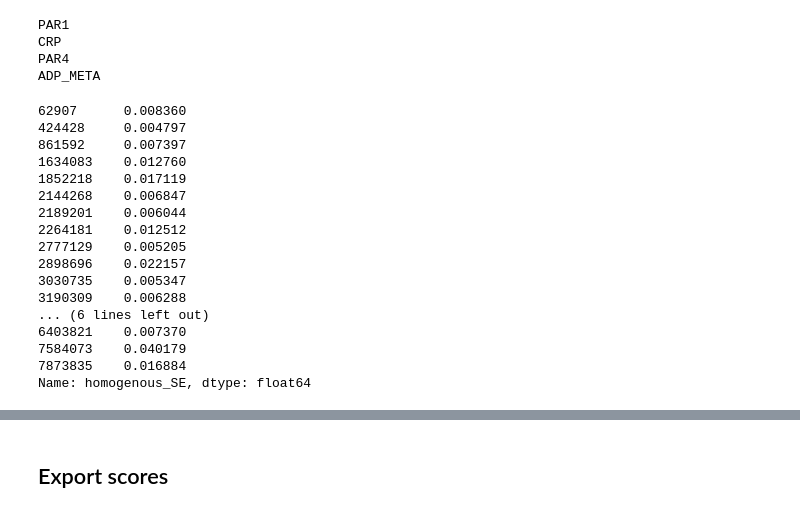
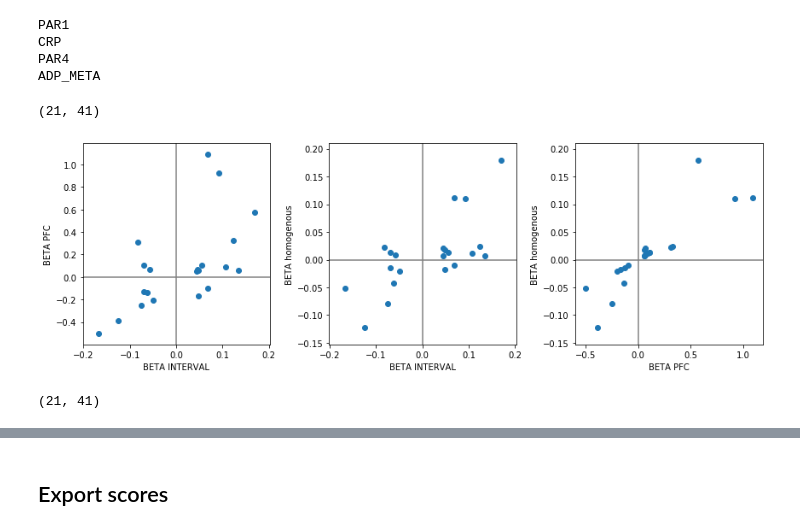
Before and after one commit to hippover/sysmex2pf, a Jupyter notebook: HV-7C-compute_scores_export_genotypes.ipynb, the cells around one changed output, grey strips where cells are left out. Drawn from its saved outputs; the diff is of its cells as text; code cells hidden in the pictures.

```diff
--- a/HV-7C-compute_scores_export_genotypes.ipynb
+++ b/HV-7C-compute_scores_export_genotypes.ipynb
@@ -646,23 +531,13 @@ PAR1
 CRP
 PAR4
 ADP_META
+# %%
+mix = mix.merge(
+    df_all[["SNP","COUNTED"]].rename(columns={"COUNTED":"COUNTED_IN_UKB"}),
+    left_on="SNP_INTERVAL",right_on="SNP",how="left")
+assert (mix["ALT_PFC"] != mix["ALLELE1_INTERVAL"]).all()
+assert (mix["ALT_PFC"] == mix["COUNTED_IN_UKB"]).all()
 # %%
-mix["homogenous_SE"]
+mix.shape
 # %% [output]
-62907      0.008360
-424428     0.004797
-861592     0.007397
-1634083    0.012760
-1852218    0.017119
-2144268    0.006847
-2189201    0.006044
-2264181    0.012512
-2777129    0.005205
-2898696    0.022157
-3030735    0.005347
-3190309    0.006288
-... (6 lines left out)
-6403821    0.007370
-7584073    0.040179
-7873835    0.016884
-Name: homogenous_SE, dtype: float64
+(21, 41)
@@ -670,0 +544,27 @@ assert (mix["ALT_PFC"] != mix["ALLELE1_INTERVAL"]).all()
+# %%
+fig = plt.figure(figsize=(12,4))
+ax = fig.add_subplot(131)
+ax.scatter(mix["BETA_INTERVAL_PFC_convention"],mix["BETA_PFC"])
+ax.set_xlabel("BETA INTERVAL")
+ax.set_ylabel("BETA PFC")
+ax.axvline(0,c="grey")
+ax.axhline(0,c="grey")
+ax = fig.add_subplot(132)
+ax.scatter(mix["BETA_INTERVAL_PFC_convention"],mix["homogenous_BETA"])
+ax.set_xlabel("BETA INTERVAL")
+ax.set_ylabel("BETA homogenous")
+ax.axvline(0,c="grey")
+ax.axhline(0,c="grey")
+ax = fig.add_subplot(133)
+ax.scatter(mix["BETA_PFC"],mix["homogenous_BETA"])
+ax.set_xlabel("BETA PFC")
+ax.set_ylabel("BETA homogenous")
+ax.axvline(0,c="grey")
+ax.axhline(0,c="grey")
+plt.tight_layout()
+# %% [output]
+[figure, added]
+# %%
+mix.shape
+# %% [output]
+(21, 41)
```
Also changed, not shown: parts of 62 cells of this notebook, 4 other files.
